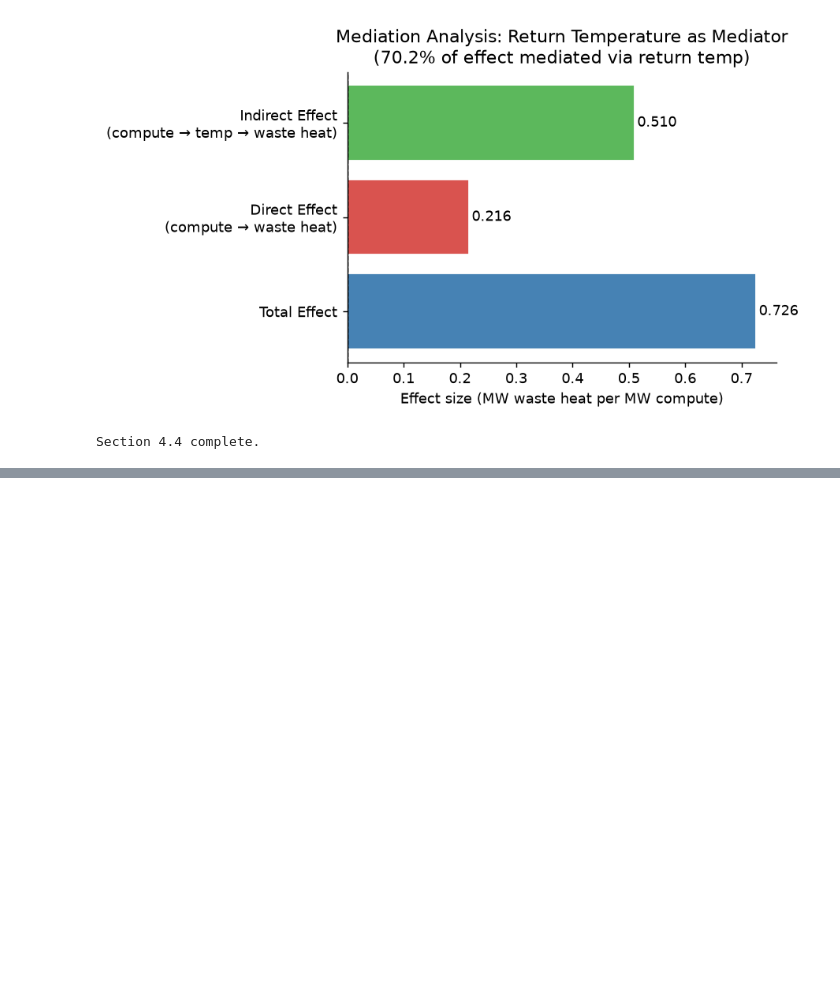
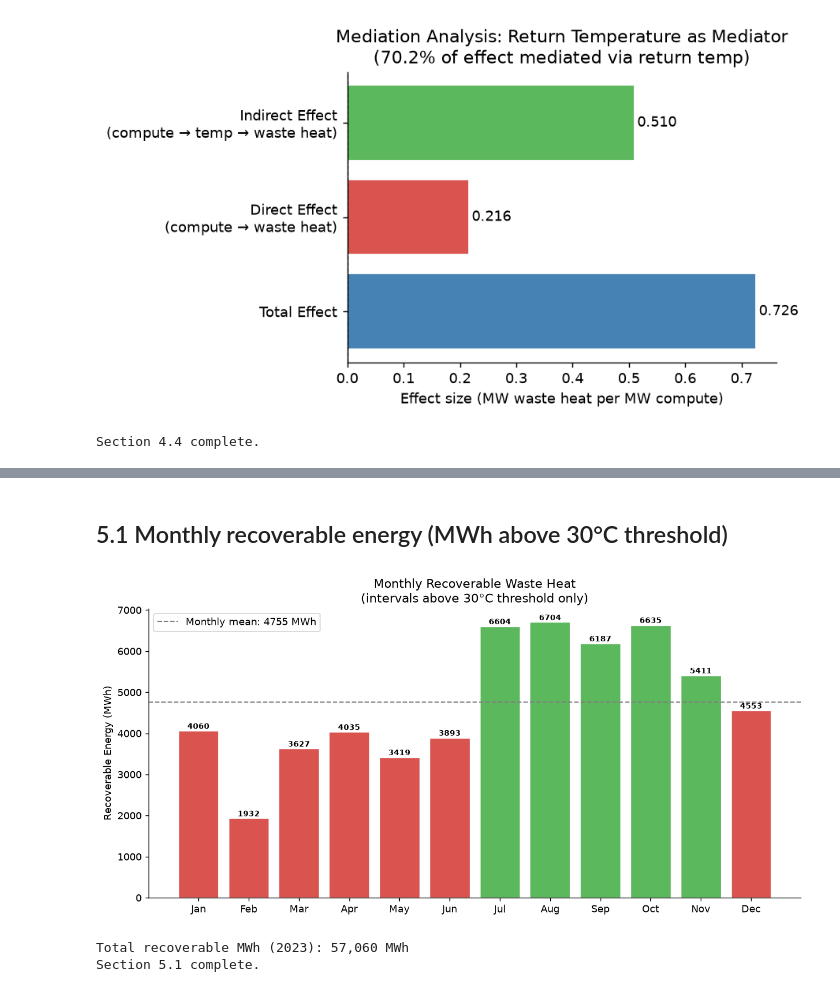
Before and after one commit to Data-Laur/thermal-intelligence-hpc, a Jupyter notebook: data/thermal_intelligence.ipynb, the cells around one changed output, grey strips where cells are left out. Cells and saved outputs as stored; diff of their text form; code cells hidden in the pictures; blank space fills up the shorter version.

Commit message:
Add Section 5 recovery viability figures

```diff
--- a/data/thermal_intelligence.ipynb
+++ b/data/thermal_intelligence.ipynb
@@ -728,0 +737,47 @@ Section 4.4 complete.
+# %% [markdown]
+## 5.1 Monthly recoverable energy (MWh above 30°C threshold)
+# %%
+# Section 5: Recovery Viability Analysis
+# 5.1 Monthly recoverable energy (MWh above 30°C threshold)
+
+import matplotlib.pyplot as plt
+import numpy as np
+
+# Each observation is 10 minutes = 1/6 hour
+# MWh = MW * hours
+df['interval_hours'] = 1/6
+df['recoverable_mwh'] = np.where(
+    df['avg_return_temp_c'] > 30,
+    df['total_waste_heat_mw'] * df['interval_hours'],
+    0
+)
+
+monthly_recovery = df.groupby('month')['recoverable_mwh'].sum()
+month_labels = ['Jan','Feb','Mar','Apr','May','Jun',
+                'Jul','Aug','Sep','Oct','Nov','Dec']
+
+fig, ax = plt.subplots(figsize=(10, 5))
+colors = ['#d9534f' if v < monthly_recovery.mean() else '#5cb85c'
+          for v in monthly_recovery.values]
+bars = ax.bar(month_labels, monthly_recovery.values,
+              color=colors, edgecolor='white', linewidth=0.8)
+ax.axhline(monthly_recovery.mean(), color='gray', linestyle='--',
+           lw=1.2, label=f'Monthly mean: {monthly_recovery.mean():.0f} MWh')
+ax.set_ylabel('Recoverable Energy (MWh)')
+ax.set_title('Monthly Recoverable Waste Heat\n(intervals above 30°C threshold only)')
+ax.legend()
+for bar, val in zip(bars, monthly_recovery.values):
+    ax.text(bar.get_x() + bar.get_width()/2, val + 50,
+            f'{val:.0f}', ha='center', fontsize=8, fontweight='bold')
+plt.tight_layout()
+plt.savefig('figures/11_recovery_mwh_monthly.png', dpi=150, bbox_inches='tight')
+plt.show()
+plt.close()
+
+total_recoverable = df['recoverable_mwh'].sum()
+print(f"Total recoverable MWh (2023): {total_recoverable:,.0f} MWh")
+print("Section 5.1 complete.")
+# %% [output]
+[figure, added]
+Total recoverable MWh (2023): 57,060 MWh
+Section 5.1 complete.
```
Also changed, not shown: parts of 6 cells of this notebook, 2 other files.
